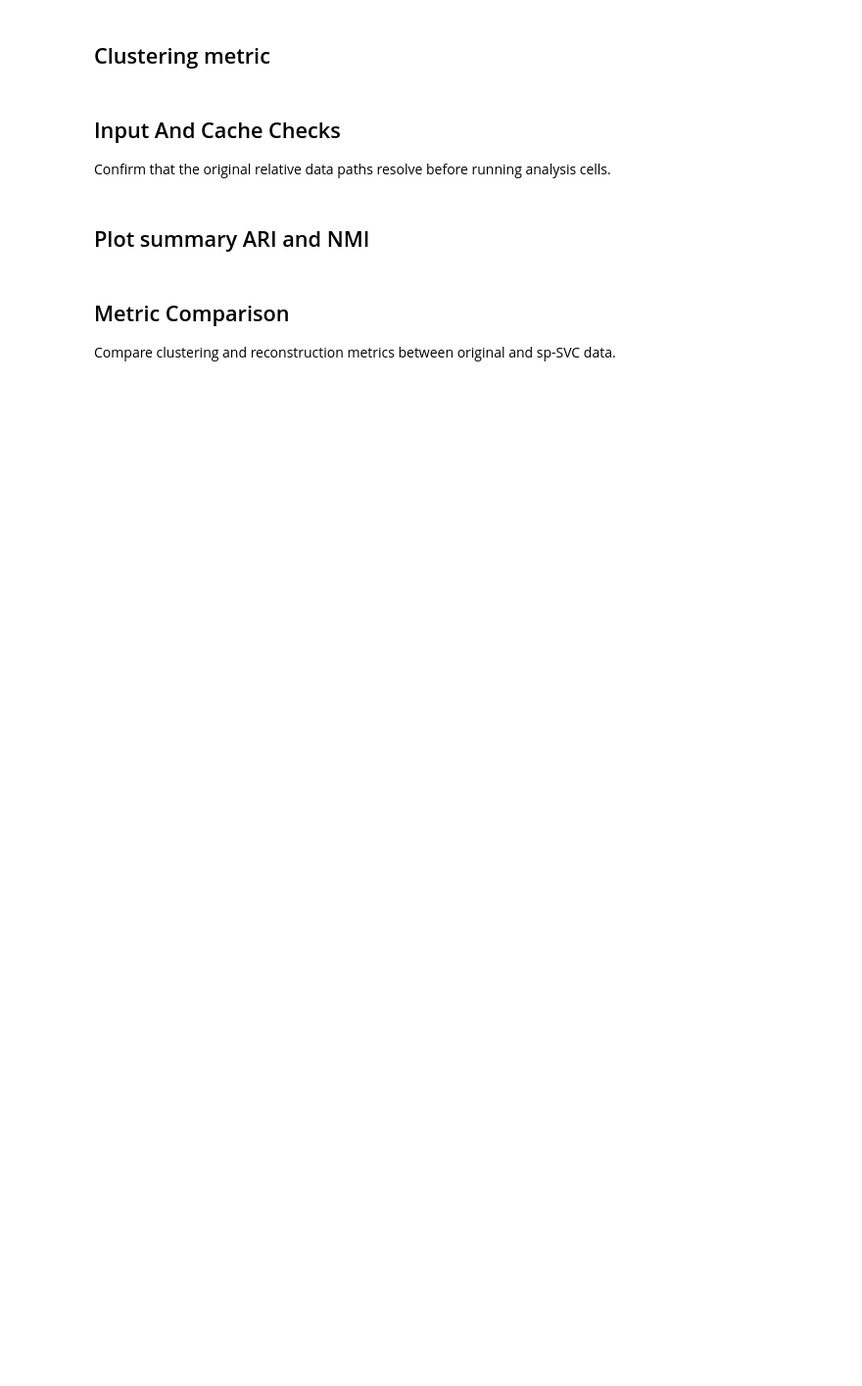
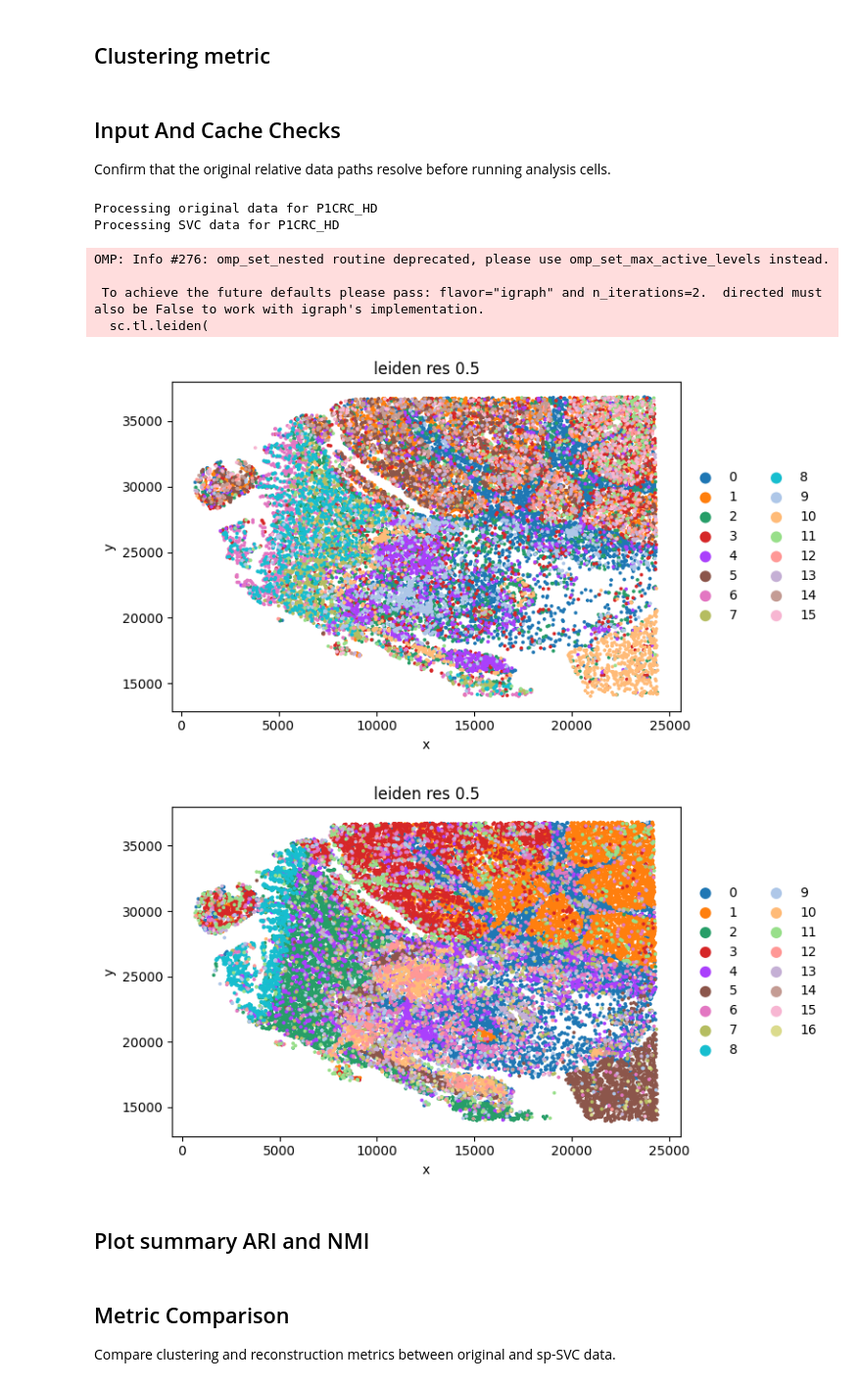
Before and after one commit to wuys13/REVISE, a Jupyter notebook: reproduce/case/VisiumHD_sp_SVC.ipynb, the cells around one changed output. Shown at 98% size. Saved outputs shown, nothing was run; the diff lists cells and outputs as text; code cells hidden in the pictures; blank space fills up the shorter version.

Commit message:
fix(notebooks): align result paths and snapshots

```diff
--- a/reproduce/case/VisiumHD_sp_SVC.ipynb
+++ b/reproduce/case/VisiumHD_sp_SVC.ipynb
@@ -39,6 +39,8 @@ Compare Moran-style spatial autocorrelation summaries between raw and sp-SVC out
 import os
 os.environ.setdefault("TQDM_DISABLE", "1")
 os.environ.setdefault("TQDM_MININTERVAL", "60")
+import warnings
+warnings.filterwarnings("ignore")
 
 try:
     from IPython import get_ipython
@@ -63,6 +65,8 @@ import matplotlib.pyplot as plt
 import seaborn as sns
 from scipy.stats import ttest_ind
 
+import sys
+sys.path.append("../../")
 from revise.analysis.basic.unsupervised import compute_leiden_sweep
 from revise.analysis.basic.spatial_autocorrelation import compute_groupwise_spatial_autocorrelation
 from revise.analysis.basic.gene_set_scoring import read_gmt
@@ -73,13 +77,14 @@ def sample_by_identity(adata, sample_size, seed):
     sampled_names = np.random.RandomState(seed).choice(adata.obs_names, size=sample_size, replace=False)
     return adata[sampled_names].copy()
 
-def sample_paired_by_identity(original, reconstructed, sample_size, seed):
-    if set(original.obs_names) != set(reconstructed.obs_names):
-        raise ValueError("Original and reconstructed objects must have the same observation identities")
+def sample_independently(original, reconstructed, sample_size, seed):
     sampled_names = np.random.RandomState(seed).choice(
         original.obs_names, size=min(sample_size, original.n_obs), replace=False
     )
-    return original[sampled_names].copy(), reconstructed[sampled_names].copy()
+    sampled_names_recon = np.random.RandomState(seed).choice(
+        reconstructed.obs_names, size=min(sample_size, reconstructed.n_obs), replace=False
+    )
+    return original[sampled_names].copy(), reconstructed[sampled_names_recon].copy()
 
 def run_cluster_analysis(adata, save_path, resolutions, cell_type_col):
     os.makedirs(save_path, exist_ok=True)
@@ -190,34 +212,43 @@ expected_result_suffixes = [
 
 for patient_id in tqdm(patient_ids, desc="Processing patients"):
 
     save_path = f"{save_dir}/{patient_id}_{data_type}"
     os.makedirs(save_path, exist_ok=True)
     expected_result_files = [f"{save_path}/{suffix}" for suffix in expected_result_suffixes]
     if all(os.path.exists(path) for path in expected_result_files):
         print(f"Using cached core result files for {patient_id}_{data_type}")
         continue
 
     print(f"Processing original data for {patient_id}_{data_type}")
     adata_sp = sc.read(f"{raw_data_path}/{patient_id}_{data_type}.h5ad")
     adata_sp = adata_sp[adata_sp.obs[cell_type_col] != "Unknown"].copy()
     print(f"Processing SVC data for {patient_id}_{data_type}")
     adata_sp_svc = sc.read(f"{svc_data_path}/{patient_id}/sp_SVC.h5ad")
     adata_sp_svc = adata_sp_svc[adata_sp_svc.obs[cell_type_col]!= "Unknown"].copy()
 
     if sample_size is not None:
-        adata_sp, adata_sp_svc = sample_paired_by_identity(
+        adata_sp, adata_sp_svc = sample_independently(
             adata_sp, adata_sp_svc, sample_size=sample_size, seed=0
         )
 
     run_cluster_analysis(adata_sp, f"{save_path}/original", resolutions, cell_type_col)
     all_sp = save_groupwise_autocorrelation(
         adata_sp, f"{save_path}/original", cell_type_col
     )
     run_cluster_analysis(adata_sp_svc, f"{save_path}/sp_SVC", resolutions, cell_type_col)
     all_sp_svc = save_groupwise_autocorrelation(
         adata_sp_svc, f"{save_path}/sp_SVC", cell_type_col
     )
     plot_compare_spatial_autocorr_pdf(all_sp_svc, all_sp, save_path, mode="moran")
+# %% [output]
+Processing original data for P1CRC_HD
+Processing SVC data for P1CRC_HD
+OMP: Info #276: omp_set_nested routine deprecated, please use omp_set_max_active_levels instead.
+
+ To achieve the future defaults please pass: flavor="igraph" and n_iterations=2.  directed must also be False to work with igraph's implementation.
+  sc.tl.leiden(
+[figure, added]
+[figure, added]
 # %% [markdown]
 ## Plot summary ARI and NMI
 # %% [markdown]
```
Also changed, not shown: parts of 17 cells of this notebook, 19 other files.
